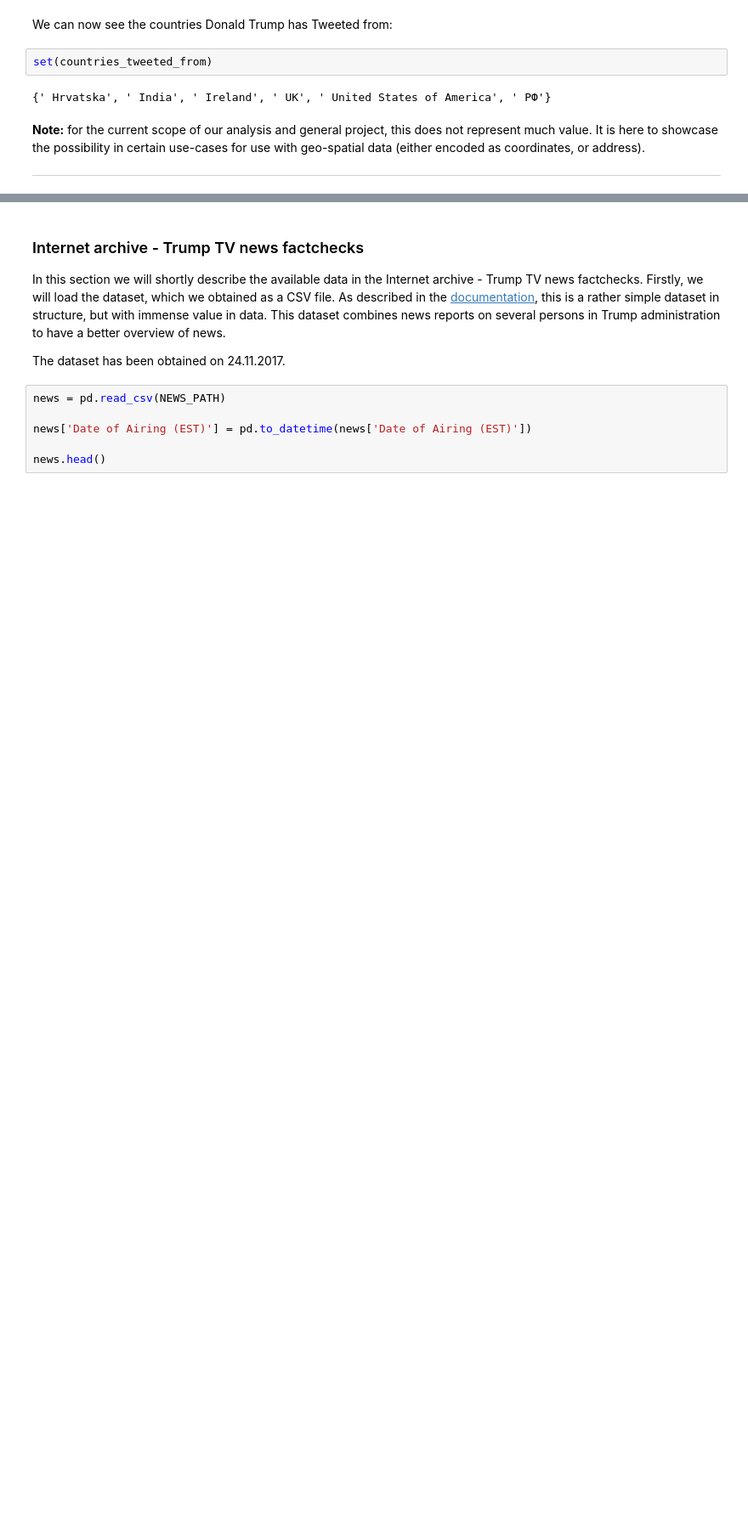
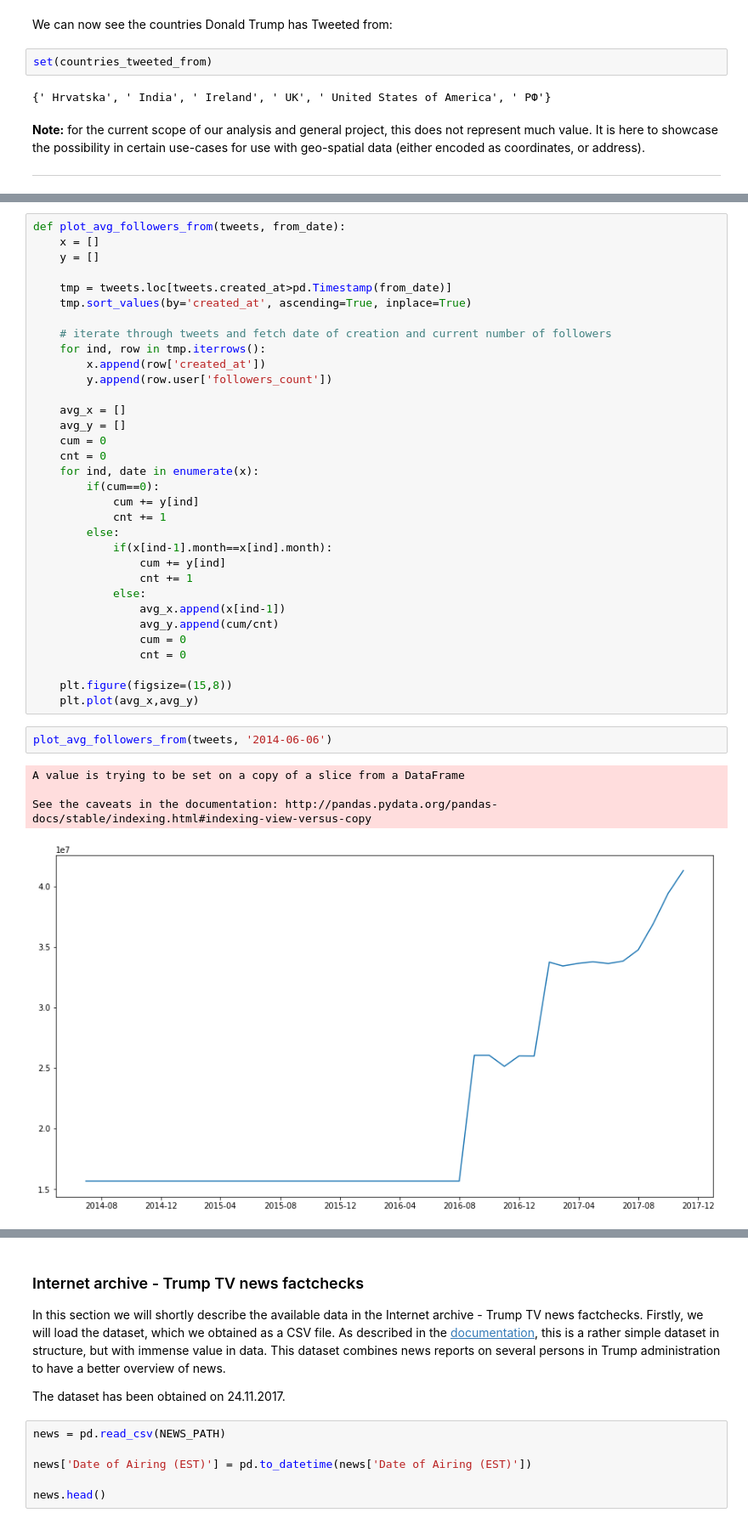
Before and after one commit to baetuc/ADA-CS-401, a Jupyter notebook: Project/Project.ipynb, the cells around one changed output, grey strips where cells are left out. Shown at 85% size. Cells and saved outputs as stored; diff of their text form; blank space fills up the shorter version.

```diff
--- a/Project/Project.ipynb
+++ b/Project/Project.ipynb
@@ -412,0 +471,40 @@ set(countries_tweeted_from)
+# %%
+def plot_avg_followers_from(tweets, from_date):
+    x = []
+    y = []
+
+    tmp = tweets.loc[tweets.created_at>pd.Timestamp(from_date)]
+    tmp.sort_values(by='created_at', ascending=True, inplace=True)
+
+    # iterate through tweets and fetch date of creation and current number of followers
+    for ind, row in tmp.iterrows():
+        x.append(row['created_at'])
+        y.append(row.user['followers_count'])
+
+    avg_x = []
+    avg_y = []
+    cum = 0
+    cnt = 0
+    for ind, date in enumerate(x):
+        if(cum==0):
+            cum += y[ind]
+            cnt += 1
+        else:
+            if(x[ind-1].month==x[ind].month):
+                cum += y[ind]
+                cnt += 1
+            else:
+                avg_x.append(x[ind-1])
+                avg_y.append(cum/cnt)
+                cum = 0
+                cnt = 0
+
+    plt.figure(figsize=(15,8))
+    plt.plot(avg_x,avg_y)
+# %%
+plot_avg_followers_from(tweets, '2014-06-06')
+# %% [output]
+A value is trying to be set on a copy of a slice from a DataFrame
+
+See the caveats in the documentation: http://pandas.pydata.org/pandas-docs/stable/indexing.html#indexing-view-versus-copy
+[figure, added]
```
Also changed, not shown: parts of 15 cells of this notebook.
